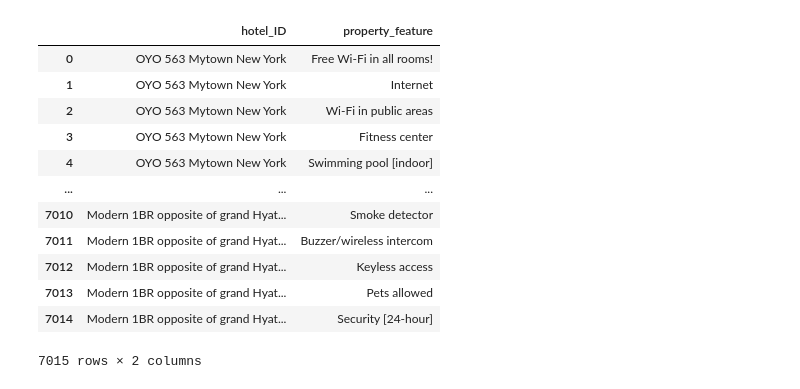
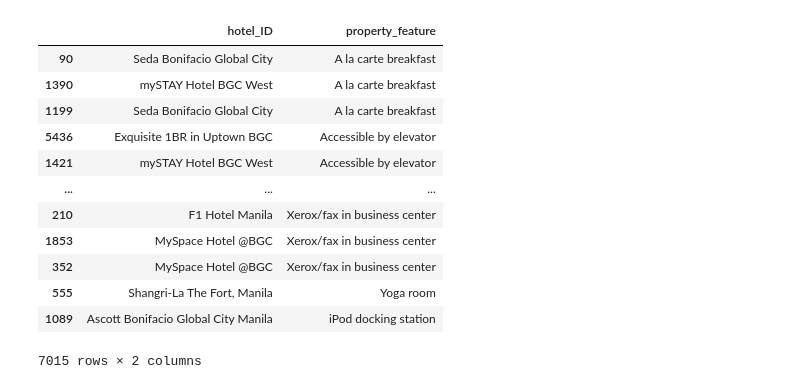
Before and after one commit to falarion08/Hotel-Recommendation-System, a Jupyter notebook: Recommender.ipynb, the cells around one changed output. Drawn from its saved outputs; the diff is of its cells as text; code cells hidden in the pictures.

```diff
--- a/Recommender.ipynb
+++ b/Recommender.ipynb
@@ -10,19 +7,20 @@ from random import randint
 # %%
 hotelFeatures_df = pd.read_csv('hotel_features.csv')
+hotelFeatures_df = hotelFeatures_df.sort_values('property_feature', ascending=True)
 hotelFeatures_df
 # %% [output]
 |  | hotel_ID | property_feature |
-| 0 | OYO 563 Mytown New York | Free Wi-Fi in all rooms! |
-| 1 | OYO 563 Mytown New York | Internet |
-| 2 | OYO 563 Mytown New York | Wi-Fi in public areas |
-| 3 | OYO 563 Mytown New York | Fitness center |
-| 4 | OYO 563 Mytown New York | Swimming pool [indoor] |
+| 90 | Seda Bonifacio Global City | A la carte breakfast |
+| 1390 | mySTAY Hotel BGC West | A la carte breakfast |
+| 1199 | Seda Bonifacio Global City | A la carte breakfast |
+| 5436 | Exquisite 1BR in Uptown BGC | Accessible by elevator |
+| 1421 | mySTAY Hotel BGC West | Accessible by elevator |
 | ... | ... | ... |
-| 7010 | Modern 1BR opposite of grand Hyat... | Smoke detector |
-| 7011 | Modern 1BR opposite of grand Hyat... | Buzzer/wireless intercom |
-| 7012 | Modern 1BR opposite of grand Hyat... | Keyless access |
-| 7013 | Modern 1BR opposite of grand Hyat... | Pets allowed |
-| 7014 | Modern 1BR opposite of grand Hyat... | Security [24-hour] |
+| 210 | F1 Hotel Manila | Xerox/fax in business center |
+| 1853 | MySpace Hotel @BGC | Xerox/fax in business center |
+| 352 | MySpace Hotel @BGC | Xerox/fax in business center |
+| 555 | Shangri-La The Fort, Manila | Yoga room |
+| 1089 | Ascott Bonifacio Global City Manila | iPod docking station |
 7015 rows × 2 columns
 # %%
 hotelFeatures_df['property_feature'].value_counts()
```
Also changed, not shown: parts of 13 cells of this notebook.
